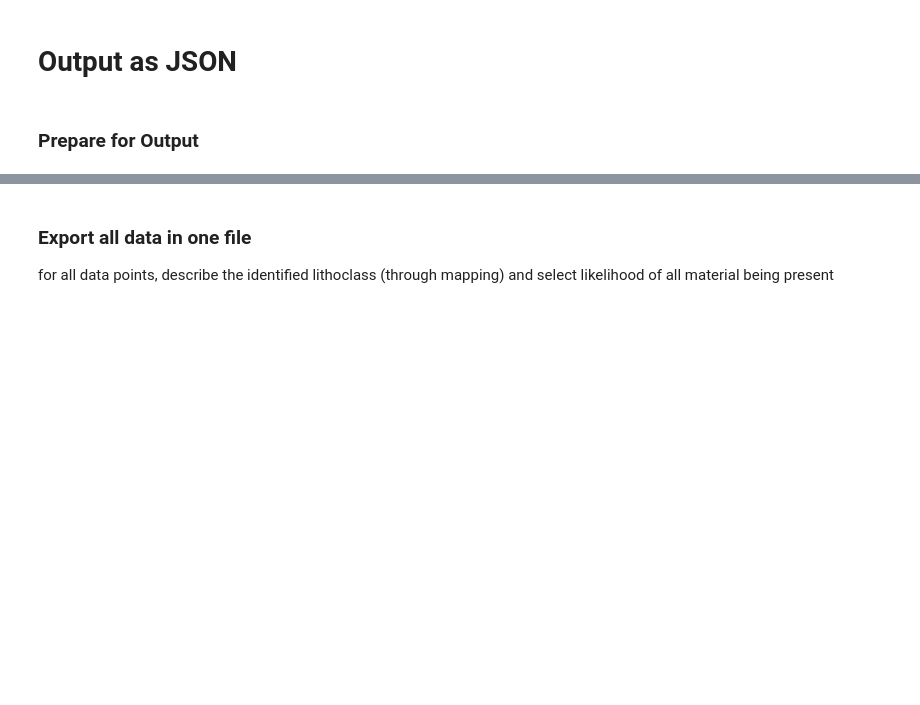
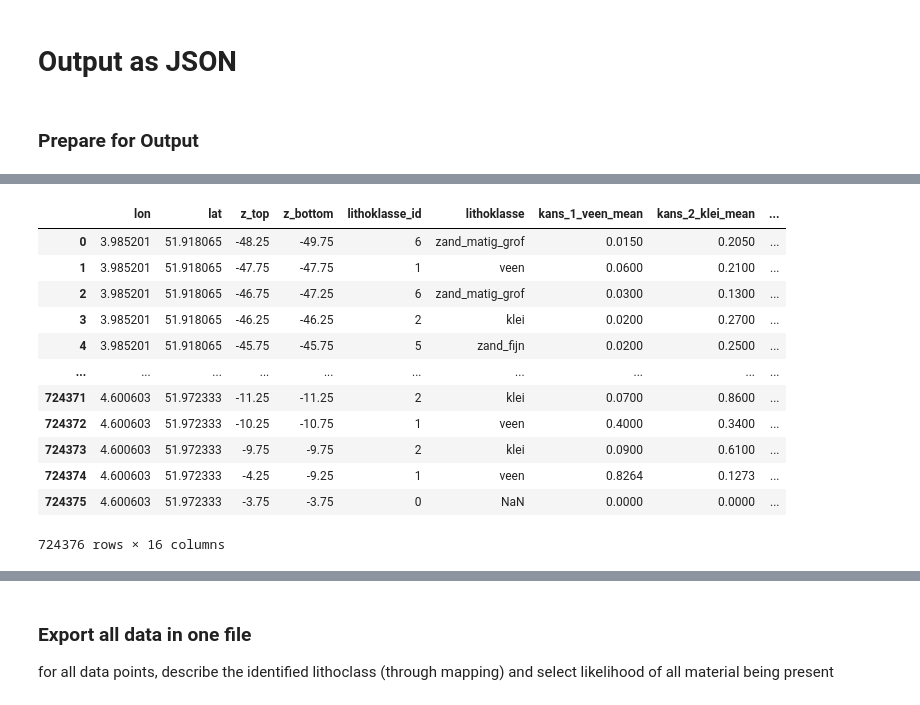
Before and after one commit to silviaelisabeth/UndergroundVisuals_Rotterdam, a Jupyter notebook: dev_layer_plot.ipynb, the cells around one changed output, grey strips where cells are left out. Saved outputs shown, nothing was run; the diff lists cells and outputs as text; code cells hidden in the pictures; blank space fills up the shorter version.

Commit message:
adding surface layer information

```diff
--- a/dev_layer_plot.ipynb
+++ b/dev_layer_plot.ipynb
@@ -40,6 +41,7 @@ url_openstreetmap = "https://nominatim.openstreetmap.org/search"
 # %%
 dir_geotop = 'input/GeoTOP_v01r6s1_csv_bestanden/'
 dir_export = 'output/'
+dir_surface = 'input/maaiveld_dtm/'
 # %%
 save = False
 # %%
@@ -603,0 +653,2 @@ if save:
+# %%
+unique_pairs_coords_selected = ft.get_surface_layer_of_area(df_unique_pairs, dir_surface)
@@ -631,3 +712,26 @@ cropped
+# %%
+df_merged = cropped.merge(
+    unique_pairs_coords_selected[['lat', 'lon', 'surface_level_m_NAP']],
+    on=['lat', 'lon'],
+    how='left'
+)
+
+df_merged.loc[df_merged['surface_level_m_NAP'].isna(), 'surface_level_m_NAP'] = 0
+df_merged
+# %% [output]
+|  | lon | lat | z_top | z_bottom | lithoklasse_id | lithoklasse | kans_1_veen_mean | kans_2_klei_mean | ... |
+| 0 | 3.985201 | 51.918065 | -48.25 | -49.75 | 6 | zand_matig_grof | 0.0150 | 0.2050 | ... |
+| 1 | 3.985201 | 51.918065 | -47.75 | -47.75 | 1 | veen | 0.0600 | 0.2100 | ... |
+| 2 | 3.985201 | 51.918065 | -46.75 | -47.25 | 6 | zand_matig_grof | 0.0300 | 0.1300 | ... |
+| 3 | 3.985201 | 51.918065 | -46.25 | -46.25 | 2 | klei | 0.0200 | 0.2700 | ... |
+| 4 | 3.985201 | 51.918065 | -45.75 | -45.75 | 5 | zand_fijn | 0.0200 | 0.2500 | ... |
+| ... | ... | ... | ... | ... | ... | ... | ... | ... | ... |
+| 724371 | 4.600603 | 51.972333 | -11.25 | -11.25 | 2 | klei | 0.0700 | 0.8600 | ... |
+| 724372 | 4.600603 | 51.972333 | -10.25 | -10.75 | 1 | veen | 0.4000 | 0.3400 | ... |
+| 724373 | 4.600603 | 51.972333 | -9.75 | -9.75 | 2 | klei | 0.0900 | 0.6100 | ... |
+| 724374 | 4.600603 | 51.972333 | -4.25 | -9.25 | 1 | veen | 0.8264 | 0.1273 | ... |
+| 724375 | 4.600603 | 51.972333 | -3.75 | -3.75 | 0 | NaN | 0.0000 | 0.0000 | ... |
+724376 rows × 16 columns
 # %%
 profiled = cropped.groupby(['lon', 'lat']).apply(
     lambda g: sorted(g.to_dict(orient='records'), key=lambda d: d['z_top'], reverse=True)
```
Also changed, not shown: parts of 21 cells of this notebook, 3 other files.
